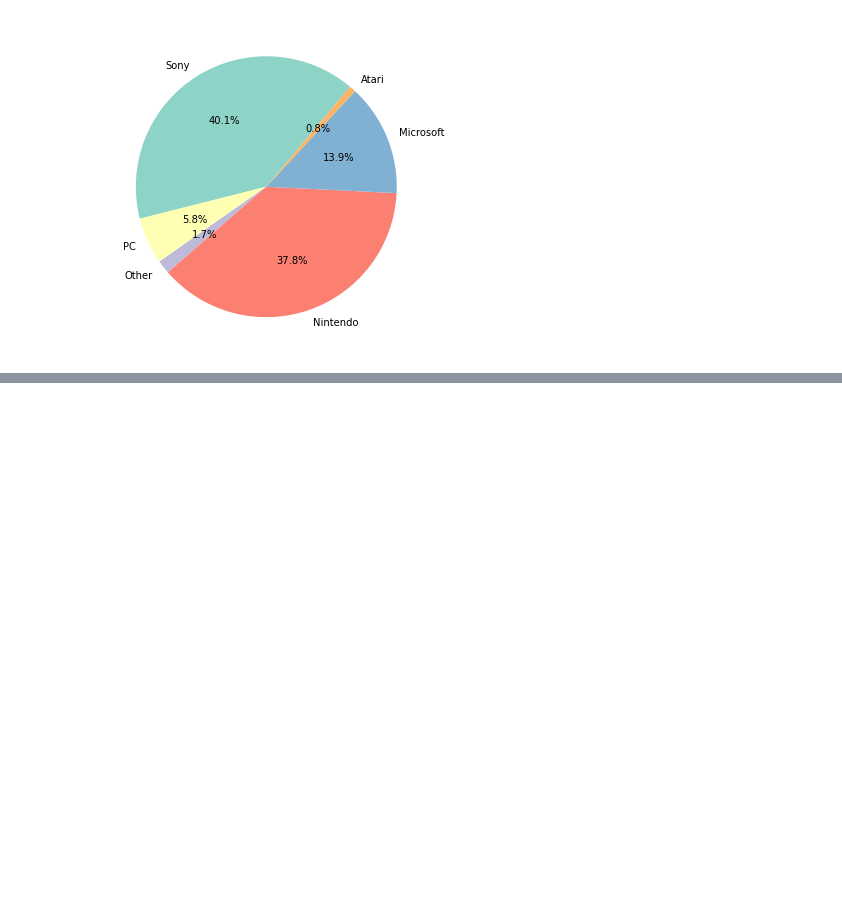
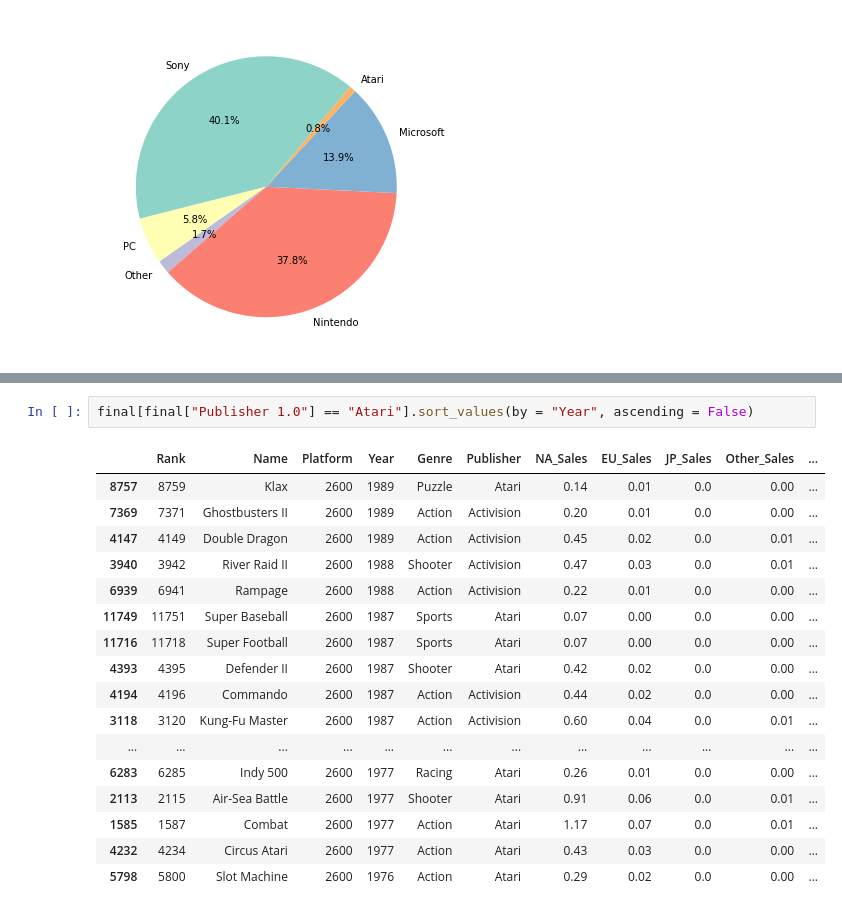
Before and after one commit to RandytheReindeer/Video_Game_Sales, a Jupyter notebook: Video Game Sales.ipynb, the cells around one changed output, grey strips where cells are left out. Cells and saved outputs as stored; diff of their text form; blank space fills up the shorter version.

```diff
--- a/Video Game Sales.ipynb
+++ b/Video Game Sales.ipynb
@@ -851,0 +894,20 @@ plt.show()
+# %%
+final[final["Publisher 1.0"] == "Atari"].sort_values(by = "Year", ascending = False)
+# %% [output]
+|  | Rank | Name | Platform | Year | Genre | Publisher | NA_Sales | EU_Sales | JP_Sales | Other_Sales | ... |
+| 8757 | 8759 | Klax | 2600 | 1989 | Puzzle | Atari | 0.14 | 0.01 | 0.0 | 0.00 | ... |
+| 7369 | 7371 | Ghostbusters II | 2600 | 1989 | Action | Activision | 0.20 | 0.01 | 0.0 | 0.00 | ... |
+| 4147 | 4149 | Double Dragon | 2600 | 1989 | Action | Activision | 0.45 | 0.02 | 0.0 | 0.01 | ... |
+| 3940 | 3942 | River Raid II | 2600 | 1988 | Shooter | Activision | 0.47 | 0.03 | 0.0 | 0.01 | ... |
+| 6939 | 6941 | Rampage | 2600 | 1988 | Action | Activision | 0.22 | 0.01 | 0.0 | 0.00 | ... |
+| 11749 | 11751 | Super Baseball | 2600 | 1987 | Sports | Atari | 0.07 | 0.00 | 0.0 | 0.00 | ... |
+| 11716 | 11718 | Super Football | 2600 | 1987 | Sports | Atari | 0.07 | 0.00 | 0.0 | 0.00 | ... |
+| 4393 | 4395 | Defender II | 2600 | 1987 | Shooter | Atari | 0.42 | 0.02 | 0.0 | 0.00 | ... |
+| 4194 | 4196 | Commando | 2600 | 1987 | Action | Activision | 0.44 | 0.02 | 0.0 | 0.00 | ... |
+| 3118 | 3120 | Kung-Fu Master | 2600 | 1987 | Action | Activision | 0.60 | 0.04 | 0.0 | 0.01 | ... |
+| ... | ... | ... | ... | ... | ... | ... | ... | ... | ... | ... | ... |
+| 6283 | 6285 | Indy 500 | 2600 | 1977 | Racing | Atari | 0.26 | 0.01 | 0.0 | 0.00 | ... |
+| 2113 | 2115 | Air-Sea Battle | 2600 | 1977 | Shooter | Atari | 0.91 | 0.06 | 0.0 | 0.01 | ... |
+| 1585 | 1587 | Combat | 2600 | 1977 | Action | Atari | 1.17 | 0.07 | 0.0 | 0.01 | ... |
+| 4232 | 4234 | Circus Atari | 2600 | 1977 | Action | Atari | 0.43 | 0.03 | 0.0 | 0.00 | ... |
+| 5798 | 5800 | Slot Machine | 2600 | 1976 | Action | Atari | 0.29 | 0.02 | 0.0 | 0.00 | ... |
```
Also changed, not shown: parts of 19 cells of this notebook.
